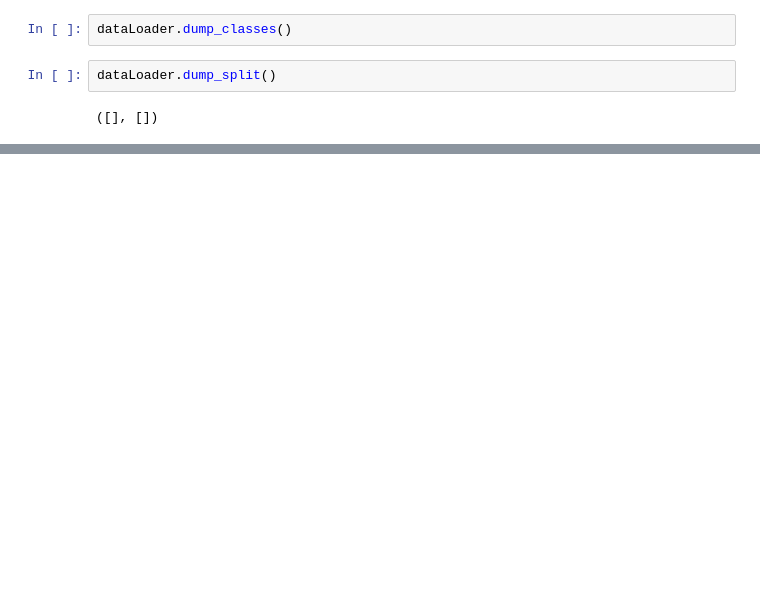
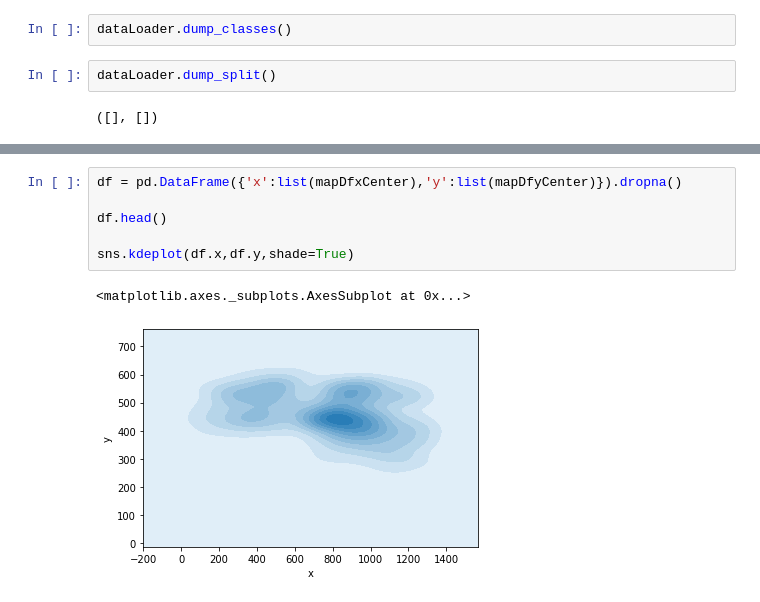
Before and after one commit to paulesta55/Traffic-Detection, a Jupyter notebook: data_preparation.ipynb, the cells around one changed output, grey strips where cells are left out. Saved outputs shown, nothing was run; the diff lists cells and outputs as text; blank space fills up the shorter version.

```diff
--- a/data_preparation.ipynb
+++ b/data_preparation.ipynb
@@ -303,0 +373,9 @@ dataLoader.dump_split()
+# %%
+df = pd.DataFrame({'x':list(mapDfxCenter),'y':list(mapDfyCenter)}).dropna()
+
+df.head()
+
+sns.kdeplot(df.x,df.y,shade=True)
+# %% [output]
+<matplotlib.axes._subplots.AxesSubplot at 0x...>
+[figure, added]
```
Also changed, not shown: parts of 15 cells of this notebook, 3 other files.
